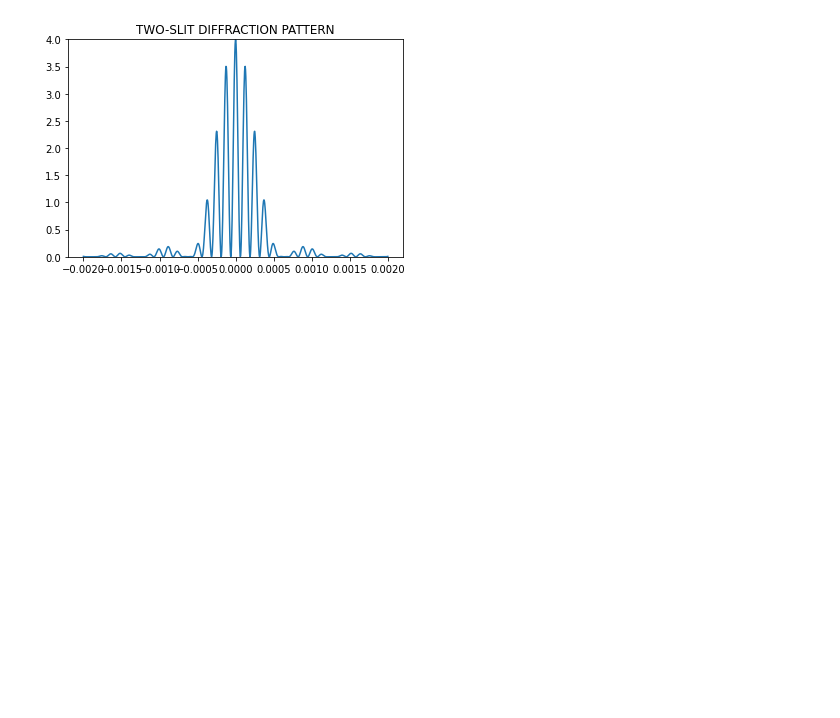
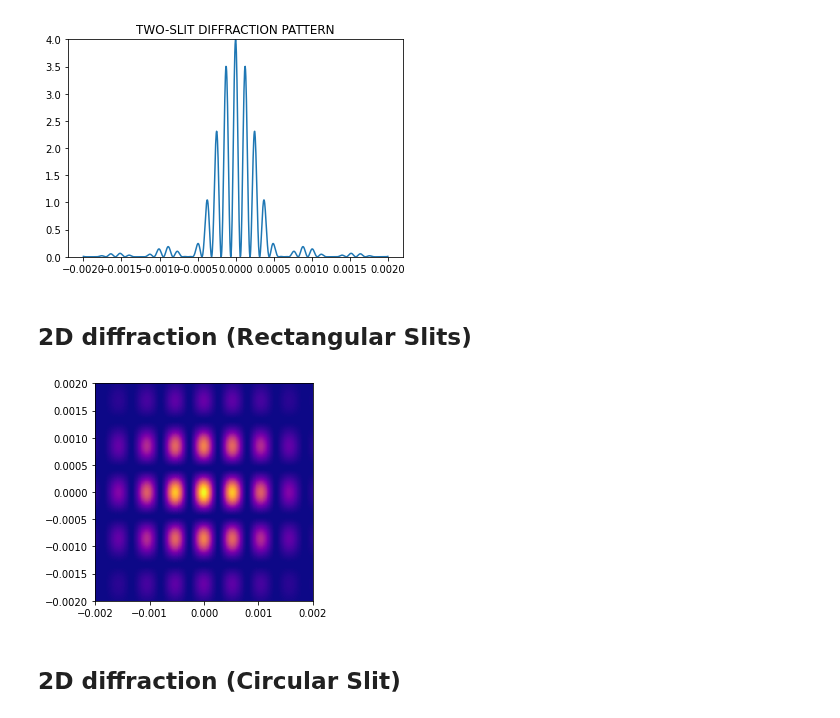
Before and after one commit to veillette/jupyterNotebooks, a Jupyter notebook: DiffractionAndInterference.ipynb, the cells around one changed output. Drawn from its saved outputs; the diff is of its cells as text; code cells hidden in the pictures; blank space fills up the shorter version.

```diff
--- a/DiffractionAndInterference.ipynb
+++ b/DiffractionAndInterference.ipynb
@@ -38,3 +39,39 @@ plt.title("TWO-SLIT DIFFRACTION PATTERN")
 plt.show()
 # %% [output]
 [figure]
+# %% [markdown]
+## 2D diffraction (Rectangular Slits)
+# %%
+def diffractionFactor2D(βx,βy):
+  return (sin(βx)/βx)**2*(sin(βy)/βy)**2
+def interferenceFactor2D(αx,αy):
+  return (2*cos(αx))**2*(2*cos(αy))**2
+def intensityPattern2D(θx,θy,Dx,Dy,dx,dy,λ):
+    return diffractionFactor2D(β(λ,Dx,θx),β(λ,Dy,θy))*interferenceFactor2D(α(λ,dx,θx),α(λ,dy,θy))
+# %%
+# create data
+θ_b=0.002
+
+xMin=-θ_b
+yMin=-θ_b
+xMax=θ_b
+yMax=θ_b
+nbins=500
+
+xi, yi = np.mgrid[xMin:xMax:nbins*1j, yMin:yMax:nbins*1j]
+
+Dx=0.0002
+Dy=0.0002
+dx=0.001
+dy=0.0006
+λ=5.32E-7
+zi = intensityPattern2D(xi,yi,Dx,Dy,dx,dy,λ)
+
+# Change color palette
+plt.pcolormesh(xi, yi, zi.reshape(xi.shape), cmap=plt.cm.plasma)
+plt.gca().set_aspect('equal', adjustable='box')
+plt.show()
+# %% [output]
+[figure, added]
+# %% [markdown]
+## 2D diffraction (Circular Slit)
```
Also changed, not shown: parts of 4 cells of this notebook.
